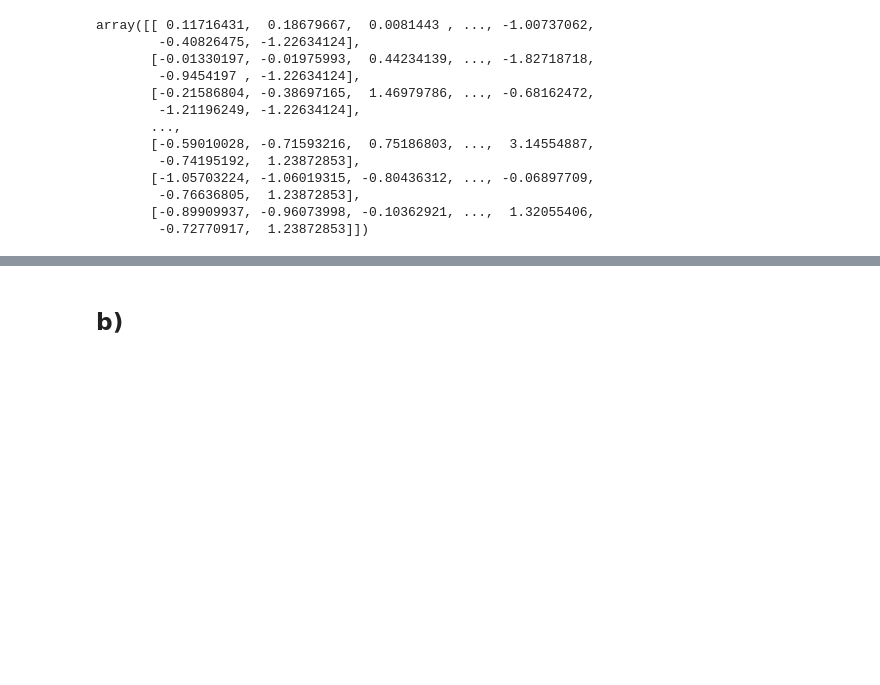
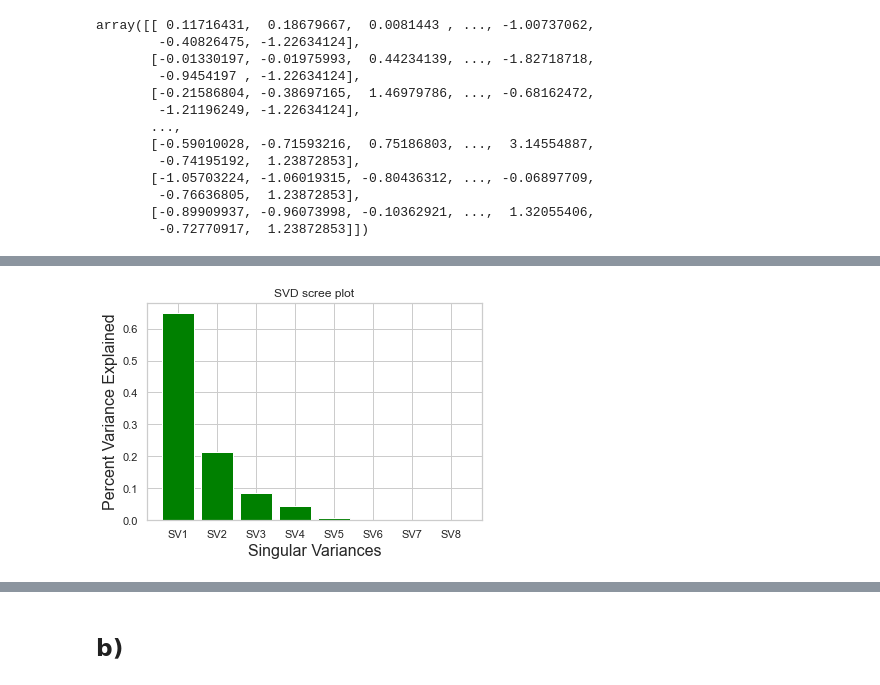
Before and after one commit to rafiqulislam21/pca_svd_clustring_and_apriori_algorithm_with_python, a Jupyter notebook: pca_svd_clustring_and_apriori_algorithm.ipynb, the cells around one changed output, grey strips where cells are left out. Cells and saved outputs as stored; diff of their text form; code cells hidden in the pictures; blank space fills up the shorter version.

```diff
--- a/pca_svd_clustring_and_apriori_algorithm.ipynb
+++ b/pca_svd_clustring_and_apriori_algorithm.ipynb
@@ -52 +80,15 @@ array([[ 0.11716431,  0.18679667,  0.0081443 , ..., -1.00737062,
+# %%
+
+label2 = ['SV' + str(x) for x in range(1, len(var_explained)+1)]
+plt.bar(x=list(range(1,len(var_explained)+1)), height=var_explained,
+        tick_label = label2, color="green")
+
+plt.xlabel('Singular Variances', fontsize=16)
+plt.ylabel('Percent Variance Explained', fontsize=16)
+plt.title('SVD scree plot')
+plt.show()
+# plt.savefig('svd_scree_plot.png',dpi=100)
+#SVD part end-----------------------------------------------------------
+# %% [output]
+[figure, added]
 # %%
```
Also changed, not shown: parts of 11 cells of this notebook.
